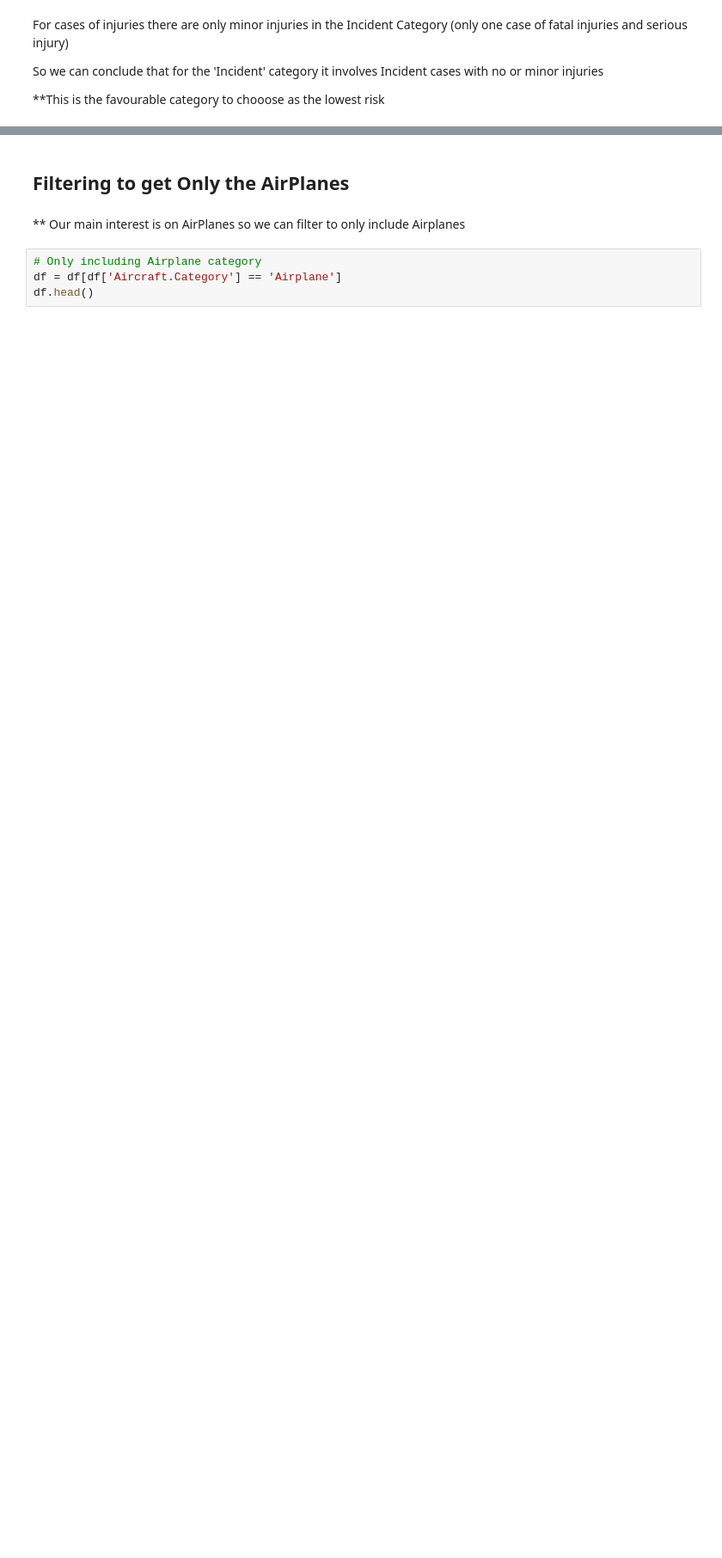
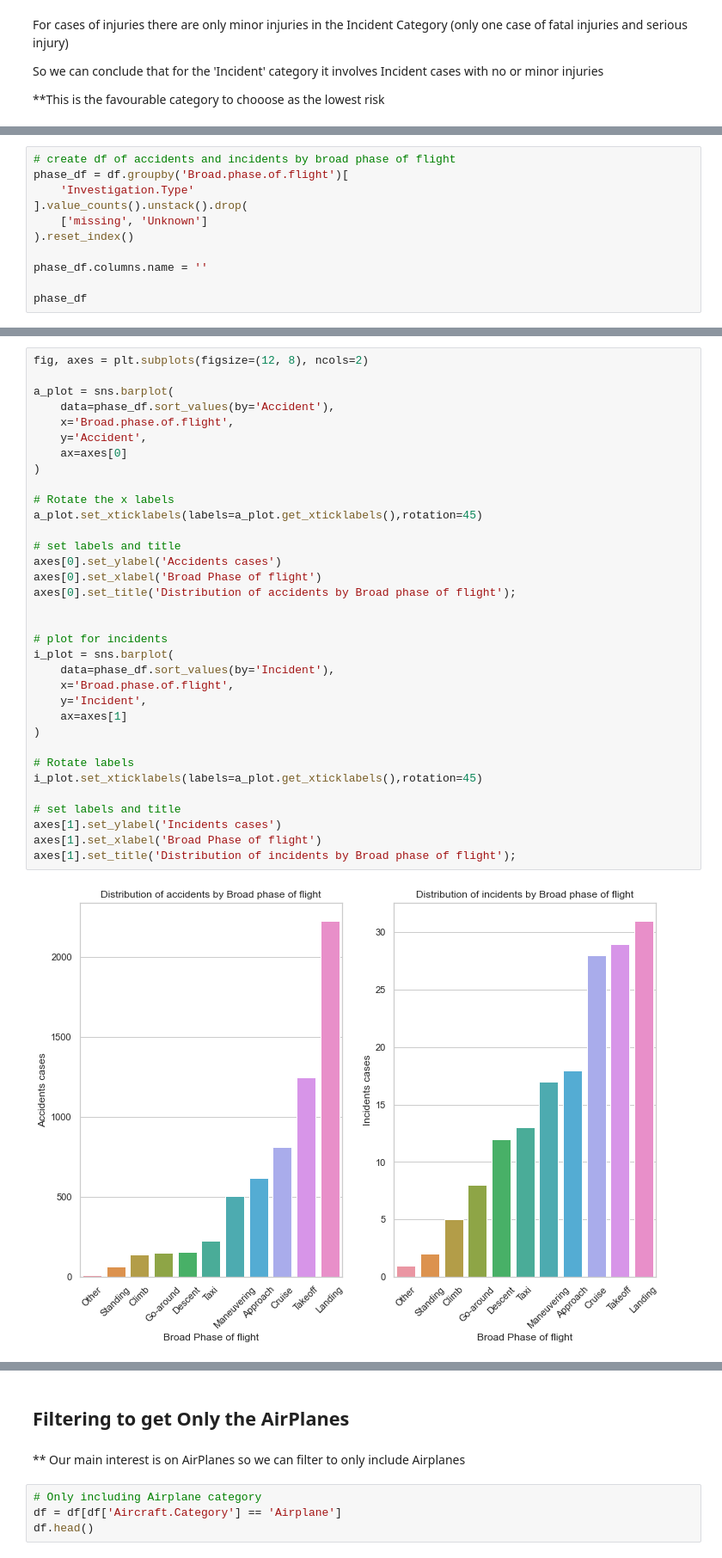
Before and after one commit to ericks-on/Aircraft_Risk_Analysis, a Jupyter notebook: index.ipynb, the cells around one changed output, grey strips where cells are left out. Shown at 86% size. Drawn from its saved outputs; the diff is of its cells as text; blank space fills up the shorter version.

```diff
--- a/index.ipynb
+++ b/index.ipynb
@@ -720,0 +738,11 @@ So we can conclude that for the 'Incident' category it involves Incident cases w
+# %%
+# create df of accidents and incidents by broad phase of flight
+phase_df = df.groupby('Broad.phase.of.flight')[
+    'Investigation.Type'
+].value_counts().unstack().drop(
+    ['missing', 'Unknown']
+).reset_index()
+
+phase_df.columns.name = ''
+
+phase_df
@@ -720,0 +762,36 @@ So we can conclude that for the 'Incident' category it involves Incident cases w
+# %%
+fig, axes = plt.subplots(figsize=(12, 8), ncols=2)
+
+a_plot = sns.barplot(
+    data=phase_df.sort_values(by='Accident'),
+    x='Broad.phase.of.flight',
+    y='Accident',
+    ax=axes[0]
+)
+
+# Rotate the x labels
+a_plot.set_xticklabels(labels=a_plot.get_xticklabels(),rotation=45)
+
+# set labels and title
+axes[0].set_ylabel('Accidents cases')
+axes[0].set_xlabel('Broad Phase of flight')
+axes[0].set_title('Distribution of accidents by Broad phase of flight');
+
+
+# plot for incidents
+i_plot = sns.barplot(
+    data=phase_df.sort_values(by='Incident'),
+    x='Broad.phase.of.flight',
+    y='Incident',
+    ax=axes[1]
+)
+
+# Rotate labels
+i_plot.set_xticklabels(labels=a_plot.get_xticklabels(),rotation=45)
+
+# set labels and title
+axes[1].set_ylabel('Incidents cases')
+axes[1].set_xlabel('Broad Phase of flight')
+axes[1].set_title('Distribution of incidents by Broad phase of flight');
+# %% [output]
+[figure, added]
```
Also changed, not shown: parts of 10 cells of this notebook, 1 other file.
